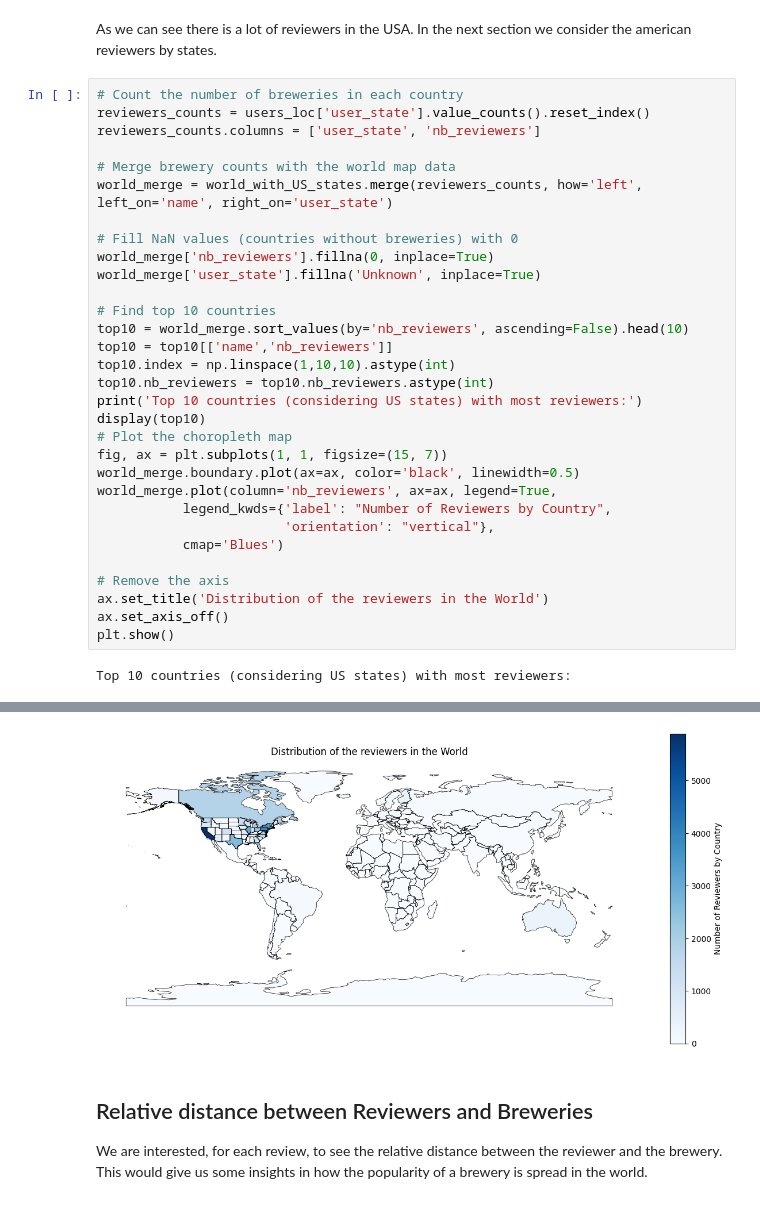
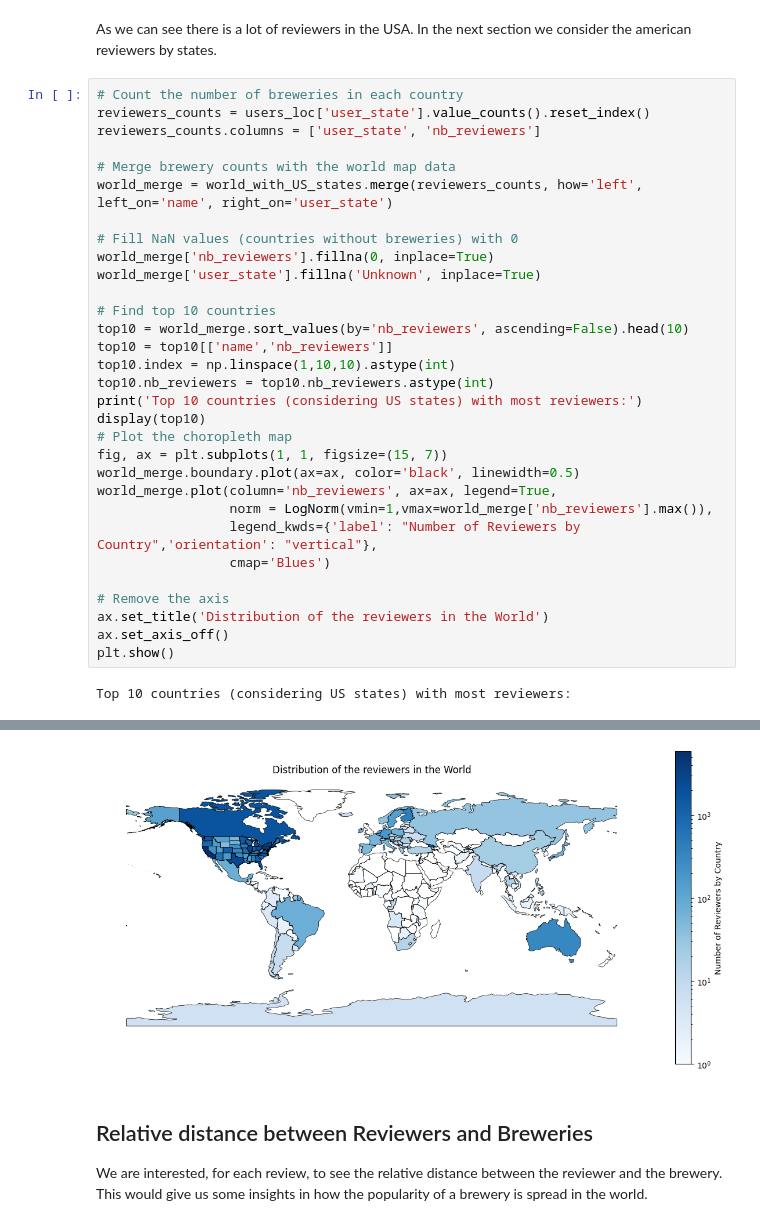
Before and after one commit to epfl-ada/ada-2023-project-todolegax, a Jupyter notebook: data_prepro_BA_Axel_Tom.ipynb, the cells around one changed output, grey strips where cells are left out. Drawn from its saved outputs; the diff is of its cells as text.

```diff
--- a/data_prepro_BA_Axel_Tom.ipynb
+++ b/data_prepro_BA_Axel_Tom.ipynb
@@ -551,37 +552,37 @@ world_merge['user_state'].fillna('Unknown', inplace=True)
 
 # Find top 10 countries
 top10 = world_merge.sort_values(by='nb_reviewers', ascending=False).head(10)
 top10 = top10[['name','nb_reviewers']]
 top10.index = np.linspace(1,10,10).astype(int)
 top10.nb_reviewers = top10.nb_reviewers.astype(int)
 print('Top 10 countries (considering US states) with most reviewers:')
 display(top10)
 # Plot the choropleth map
 fig, ax = plt.subplots(1, 1, figsize=(15, 7))
 world_merge.boundary.plot(ax=ax, color='black', linewidth=0.5)
 world_merge.plot(column='nb_reviewers', ax=ax, legend=True,
-           legend_kwds={'label': "Number of Reviewers by Country",
-                        'orientation': "vertical"},
-           cmap='Blues')
+                 norm = LogNorm(vmin=1,vmax=world_merge['nb_reviewers'].max()),
+                 legend_kwds={'label': "Number of Reviewers by Country",'orientation': "vertical"},
+                 cmap='Blues')
 
 # Remove the axis
 ax.set_title('Distribution of the reviewers in the World')
 ax.set_axis_off()
 plt.show()
 # %% [output]
 Top 10 countries (considering US states) with most reviewers:
 |  | name | nb_reviewers |
 | 1 | California | 5897 |
 | 2 | Pennsylvania | 3942 |
 | 3 | New York | 3529 |
 | 4 | Illinois | 3123 |
 | 5 | Massachusetts | 3104 |
 | 6 | Texas | 2626 |
 | 7 | Florida | 2209 |
 | 8 | Ohio | 2185 |
 | 9 | Michigan | 2018 |
 | 10 | Canada | 1798 |
-[figure, old version]
+[figure, new version]
 # %% [markdown]
 ## Relative distance between Reviewers and Breweries
 
```
Also changed, not shown: parts of 6 cells of this notebook.
